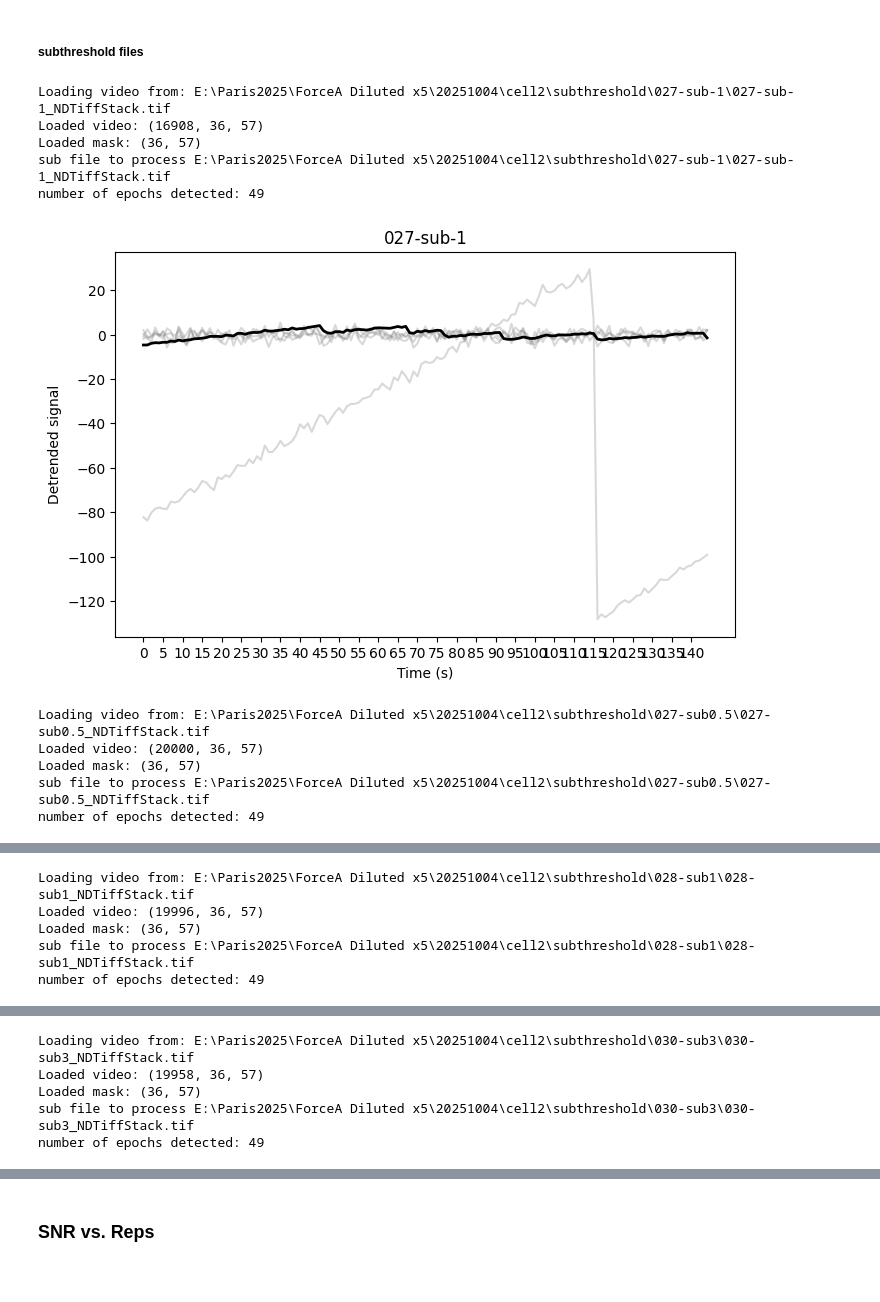
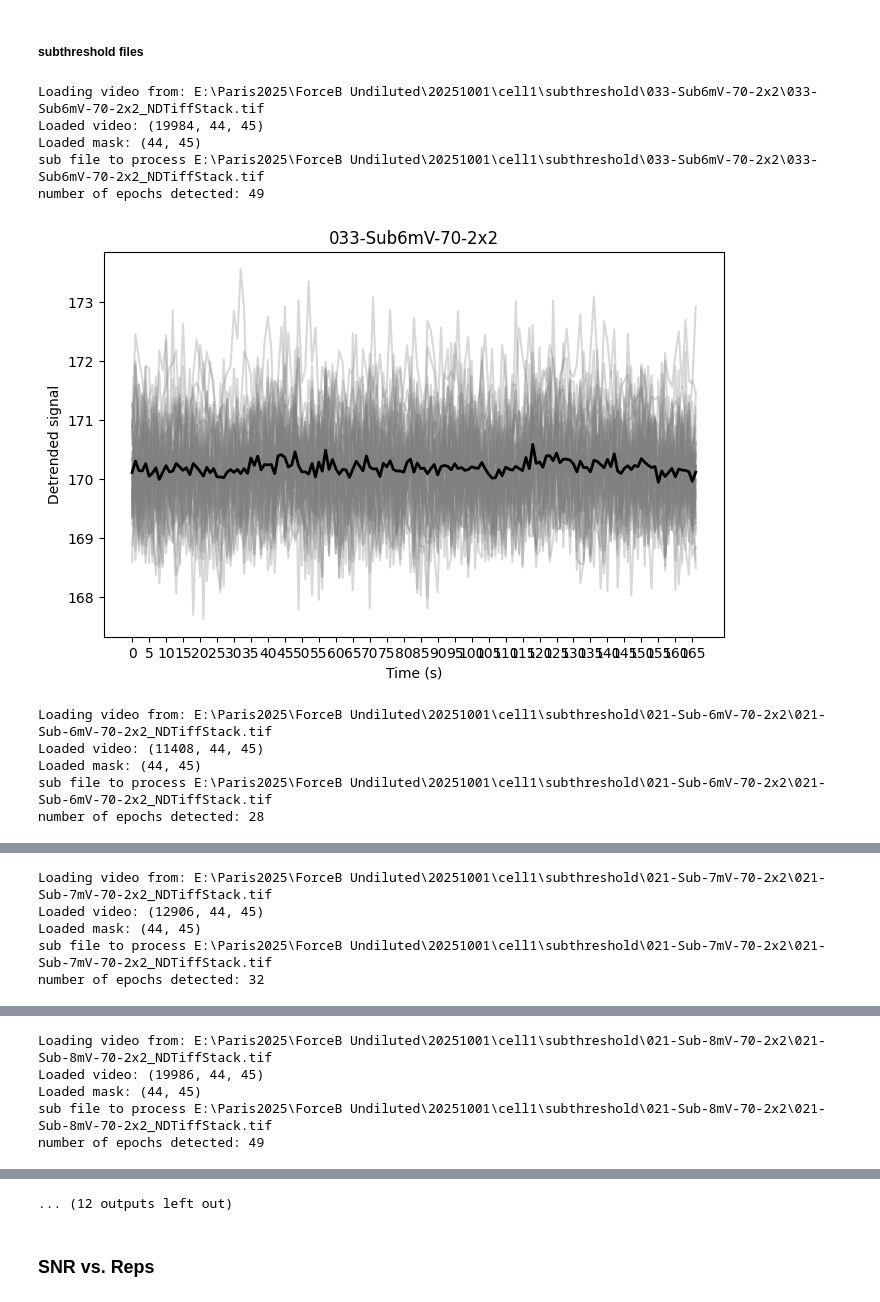
Before and after one commit to sofiamor/Imaging_analysis, a Jupyter notebook: Voltage_imaging/notebooks/mergeCodes.ipynb, the cells around one changed output, grey strips where cells are left out. Drawn from its saved outputs; the diff is of its cells as text; code cells hidden in the pictures.

```diff
--- a/Voltage_imaging/notebooks/mergeCodes.ipynb
+++ b/Voltage_imaging/notebooks/mergeCodes.ipynb
@@ -272,7 +272,7 @@ cell_folder, first_folder = list(roi_sources.items())[0]
 
 def extract_trace(video_path):
     video_stack = load_video(video_path)
-    mask = load_roi_mask(os.path.join(cell_folder, 'roi_mask.roi'), video_stack.shape[1:]).astype(bool)
+    mask = load_roi_mask(os.path.join(cell_folder, 'roi_mask1.roi'), video_stack.shape[1:]).astype(bool)
 
     # Ensure dimensions match
     if mask.shape != video_stack.shape[1:]:
@@ -895,11 +895,20 @@ def baseline_correct_epochs(Y, baseline_window):
 
 for vfile in sub_files:
     file_to_n_epochs = {
-        "027-sub0.5": 50,
-        "027-sub-1": 50,
-        "028-sub1": 50,
-        "030-sub3": 50,
+        "033-Sub6mV-70-2x2": 50,
+        "021-Sub-6mV-70-2x2": 29,
+        "021-Sub-7mV-70-2x2": 33,
+        "021-Sub-8mV-70-2x2": 50,
+        "021-Sub-10mV-70-2x2": 39,
+        "022-Sub-9mV-70-2x2": 50,
+        "027-Sub-5mV-70-2x2": 50,
+        "028-Sub-4mV-70-2x2": 30,
+        "029-Sub-3mV-70-2x2": 50,
+        "030-Sub3mV-70-2x2": 50,
+        "031-Sub4mV-70-2x2": 50,
+        "032-Sub5mV-70-2x2": 50,
     }
+
     epochs = file_to_n_epochs.get(os.path.basename(os.path.dirname(vfile)), 50)
     trace = extract_trace(vfile)
     print("sub file to process", vfile)
@@ -908,42 +917,42 @@ for vfile in sub_files:
         n_epochs=epochs,
         light_on_off_buffer_nframes=light_on_off_buffer_nframes,
         skip_first=1
     )
     print("number of epochs detected:", len(all_epochs))
 
     fluo = np.array(all_epochs).T
     Yd, baselineFits, metrics = detrend_and_analyze(
         fluo,
         np.linspace(0, 1, fluo.shape[0]),
         fs=10,
         detrend_method="exp",
         baseline_mask=range(0, 30),
         mean_mask=range(120, 130)
     )
 
     Ydcorr = baseline_correct_epochs(Yd, baseline_window=baseline_window)
     plt.figure(figsize=(8,5))
         # --- compute ΔF/F per epoch ---
     baseline = np.nanmean(Yd[:50, :], axis=0, keepdims=True) - 100  # baseline per epoch
     signal = (Yd - baseline) - 100  # offset_camera=100
     dff = (signal / baseline) * 100  # ΔF/F in %
-    plt.plot(Ydcorr[:, :5], alpha=0.3, color='gray')
+    plt.plot(Yd, alpha=0.3, color='gray')
     plt.xticks(np.arange(0, dff.shape[0], 5))
 
-    plt.plot(np.mean(Ydcorr, axis=1), 'k', linewidth=2)
+    plt.plot(np.mean(Yd, axis=1), 'k', linewidth=2)
     plt.title(os.path.basename(os.path.dirname(vfile)))
     plt.xlabel("Time (s)")
     plt.ylabel("Detrended signal")
     plt.show()
 # %% [output]
-Loading video from: E:\Paris2025\ForceA Diluted x5\20251004\cell2\subthreshold\027-sub-1\027-sub-1_NDTiffStack.tif
-Loaded video: (16908, 36, 57)
-Loaded mask: (36, 57)
-sub file to process E:\Paris2025\ForceA Diluted x5\20251004\cell2\subthreshold\027-sub-1\027-sub-1_NDTiffStack.tif
+Loading video from: E:\Paris2025\ForceB Undiluted\20251001\cell1\subthreshold\033-Sub6mV-70-2x2\033-Sub6mV-70-2x2_NDTiffStack.tif
+Loaded video: (19984, 44, 45)
+Loaded mask: (44, 45)
+sub file to process E:\Paris2025\ForceB Undiluted\20251001\cell1\subthreshold\033-Sub6mV-70-2x2\033-Sub6mV-70-2x2_NDTiffStack.tif
 number of epochs detected: 49
-[figure, old version]
+[figure, new version]
-Loading video from: E:\Paris2025\ForceA Diluted x5\20251004\cell2\subthreshold\027-sub0.5\027-sub0.5_NDTiffStack.tif
-Loaded video: (20000, 36, 57)
-Loaded mask: (36, 57)
-sub file to process E:\Paris2025\ForceA Diluted x5\20251004\cell2\subthreshold\027-sub0.5\027-sub0.5_NDTiffStack.tif
-number of epochs detected: 49
+Loading video from: E:\Paris2025\ForceB Undiluted\20251001\cell1\subthreshold\021-Sub-6mV-70-2x2\021-Sub-6mV-70-2x2_NDTiffStack.tif
+Loaded video: (11408, 44, 45)
+Loaded mask: (44, 45)
+sub file to process E:\Paris2025\ForceB Undiluted\20251001\cell1\subthreshold\021-Sub-6mV-70-2x2\021-Sub-6mV-70-2x2_NDTiffStack.tif
+number of epochs detected: 28
@@ -951,5 +960,5 @@ number of epochs detected: 49
-Loading video from: E:\Paris2025\ForceA Diluted x5\20251004\cell2\subthreshold\028-sub1\028-sub1_NDTiffStack.tif
-Loaded video: (19996, 36, 57)
-Loaded mask: (36, 57)
-sub file to process E:\Paris2025\ForceA Diluted x5\20251004\cell2\subthreshold\028-sub1\028-sub1_NDTiffStack.tif
-number of epochs detected: 49
+Loading video from: E:\Paris2025\ForceB Undiluted\20251001\cell1\subthreshold\021-Sub-7mV-70-2x2\021-Sub-7mV-70-2x2_NDTiffStack.tif
+Loaded video: (12906, 44, 45)
+Loaded mask: (44, 45)
+sub file to process E:\Paris2025\ForceB Undiluted\20251001\cell1\subthreshold\021-Sub-7mV-70-2x2\021-Sub-7mV-70-2x2_NDTiffStack.tif
+number of epochs detected: 32
@@ -957,5 +966,5 @@ number of epochs detected: 49
-Loading video from: E:\Paris2025\ForceA Diluted x5\20251004\cell2\subthreshold\030-sub3\030-sub3_NDTiffStack.tif
-Loaded video: (19958, 36, 57)
-Loaded mask: (36, 57)
-sub file to process E:\Paris2025\ForceA Diluted x5\20251004\cell2\subthreshold\030-sub3\030-sub3_NDTiffStack.tif
+Loading video from: E:\Paris2025\ForceB Undiluted\20251001\cell1\subthreshold\021-Sub-8mV-70-2x2\021-Sub-8mV-70-2x2_NDTiffStack.tif
+Loaded video: (19986, 44, 45)
+Loaded mask: (44, 45)
+sub file to process E:\Paris2025\ForceB Undiluted\20251001\cell1\subthreshold\021-Sub-8mV-70-2x2\021-Sub-8mV-70-2x2_NDTiffStack.tif
 number of epochs detected: 49
@@ -963,3 +984,4 @@ number of epochs detected: 49
+... (12 outputs left out)
 # %% [markdown]
 ### SNR vs. Reps
 # %%
```
Also changed, not shown: parts of 2 cells of this notebook, 3 other files.
